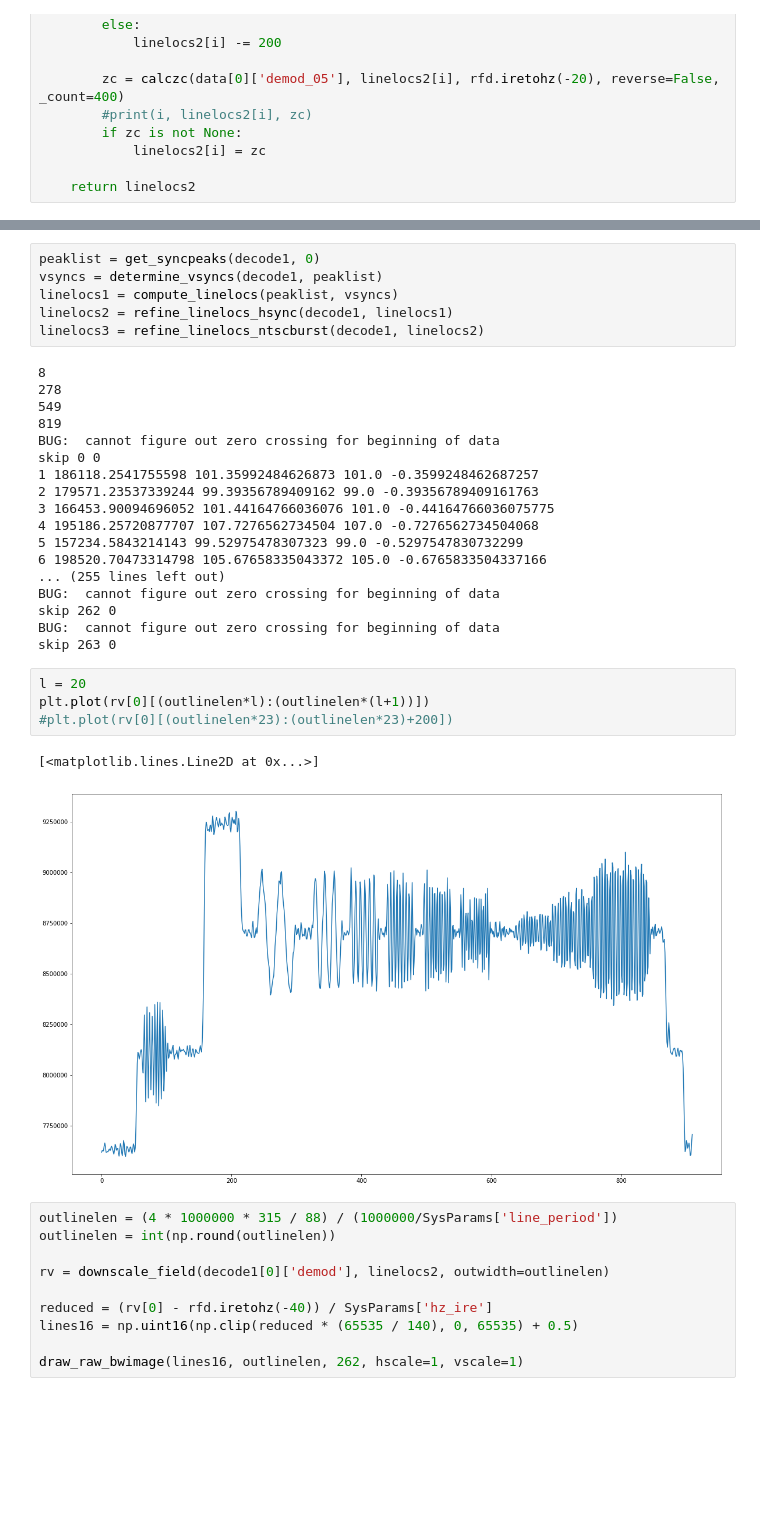
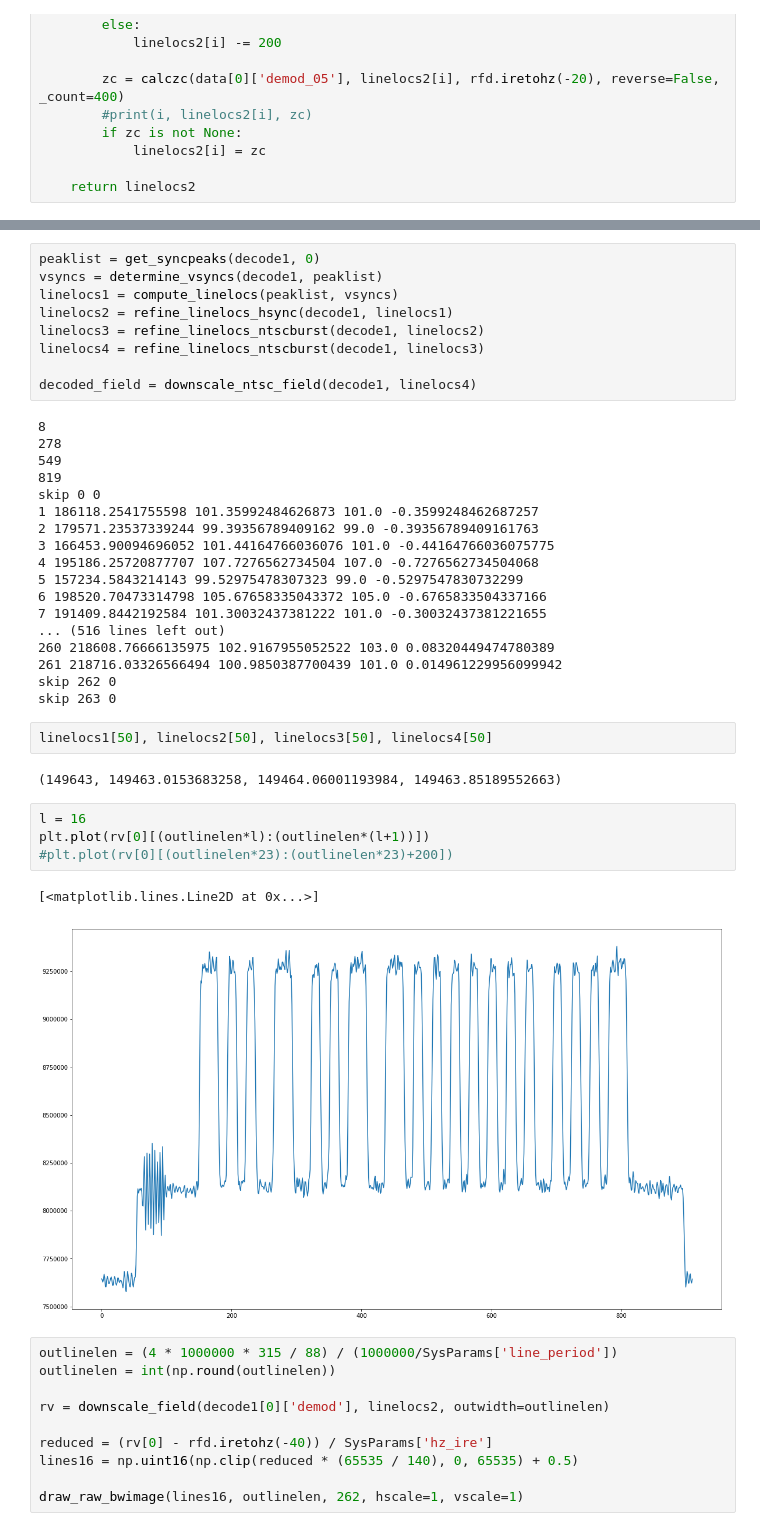
Before and after one commit to happycube/ld-decode, a Jupyter notebook: ld-decode-r1.ipynb, the cells around one changed output, grey strips where cells are left out. Drawn from its saved outputs; the diff is of its cells as text; blank space fills up the shorter version.

Commit message:
some refinement (pt 2)

```diff
--- a/ld-decode-r1.ipynb
+++ b/ld-decode-r1.ipynb
@@ -734,12 +733,14 @@ vsyncs = determine_vsyncs(decode1, peaklist)
 linelocs1 = compute_linelocs(peaklist, vsyncs)
 linelocs2 = refine_linelocs_hsync(decode1, linelocs1)
 linelocs3 = refine_linelocs_ntscburst(decode1, linelocs2)
+linelocs4 = refine_linelocs_ntscburst(decode1, linelocs3)
+
+decoded_field = downscale_ntsc_field(decode1, linelocs4)
 # %% [output]
 8
 278
 549
 819
-BUG:  cannot figure out zero crossing for beginning of data
 skip 0 0
 1 186118.2541755598 101.35992484626873 101.0 -0.3599248462687257
 2 179571.23537339244 99.39356789409162 99.0 -0.39356789409161763
@@ -747,18 +748,23 @@ skip 0 0
 4 195186.25720877707 107.7276562734504 107.0 -0.7276562734504068
 5 157234.5843214143 99.52975478307323 99.0 -0.5297547830732299
 6 198520.70473314798 105.67658335043372 105.0 -0.6765833504337166
-... (255 lines left out)
-BUG:  cannot figure out zero crossing for beginning of data
+7 191409.8442192584 101.30032437381222 101.0 -0.30032437381221655
+... (516 lines left out)
+260 218608.76666135975 102.9167955052522 103.0 0.08320449474780389
+261 218716.03326566494 100.9850387700439 101.0 0.014961229956099942
 skip 262 0
-BUG:  cannot figure out zero crossing for beginning of data
 skip 263 0
+# %%
+linelocs1[50], linelocs2[50], linelocs3[50], linelocs4[50]
+# %% [output]
+(149643, 149463.0153683258, 149464.06001193984, 149463.85189552663)
 # %%
-l = 20
+l = 16
 plt.plot(rv[0][(outlinelen*l):(outlinelen*(l+1))])
 #plt.plot(rv[0][(outlinelen*23):(outlinelen*23)+200])
 # %% [output]
 [<matplotlib.lines.Line2D at 0x...>]
-[figure, old version]
+[figure, new version]
 # %%
 outlinelen = (4 * 1000000 * 315 / 88) / (1000000/SysParams['line_period'])
 outlinelen = int(np.round(outlinelen))
```
Also changed, not shown: parts of 4 cells of this notebook.
